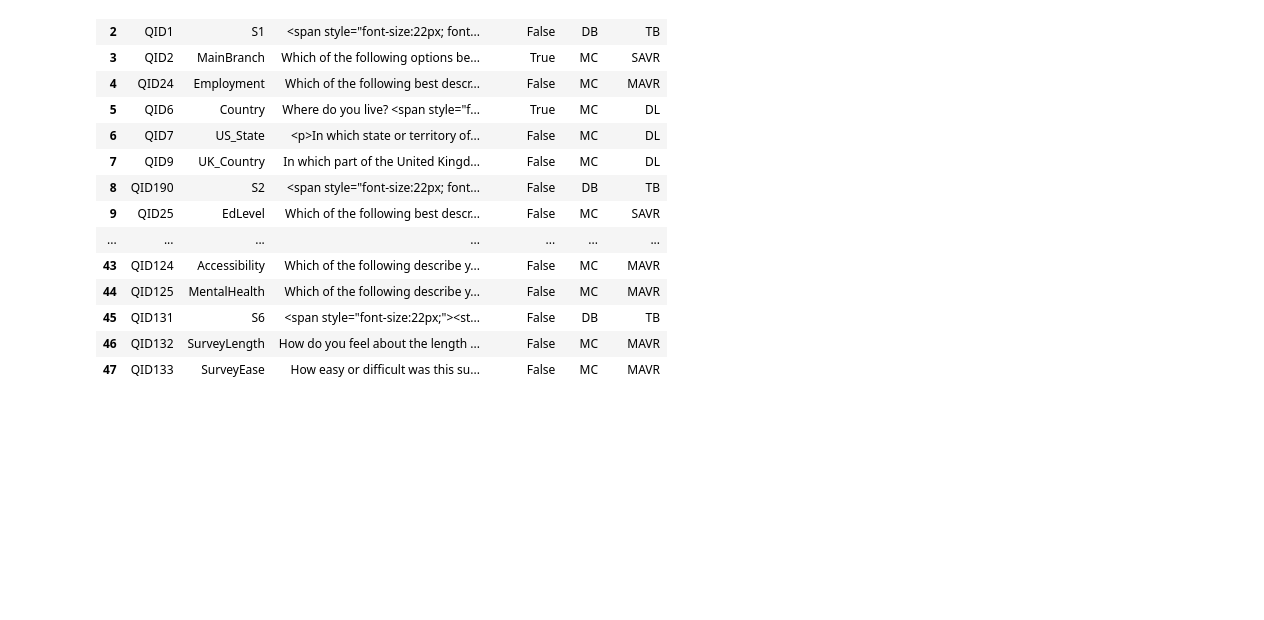
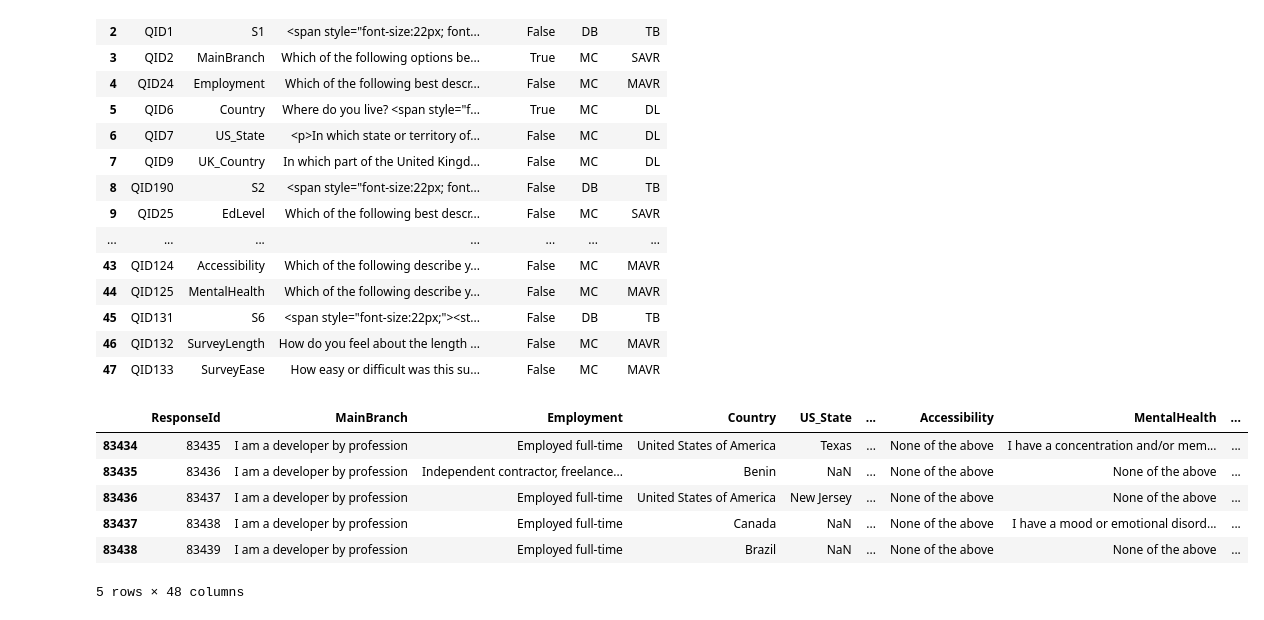
Before and after one commit to Ujwal-B/data_science_practice, a Jupyter notebook: pandas-demo.ipynb, the cells around one changed output. Saved outputs shown, nothing was run; the diff lists cells and outputs as text; code cells hidden in the pictures; blank space fills up the shorter version.

```diff
--- a/pandas-demo.ipynb
+++ b/pandas-demo.ipynb
@@ -82,3 +82,13 @@ schema_df
 | 45 | QID131 | S6 | <span style="font-size:22px;"><st... | False | DB | TB |
 | 46 | QID132 | SurveyLength | How do you feel about the length ... | False | MC | MAVR |
 | 47 | QID133 | SurveyEase | How easy or difficult was this su... | False | MC | MAVR |
+# %%
+df.tail()
+# %% [output]
+|  | ResponseId | MainBranch | Employment | Country | US_State | ... | Accessibility | MentalHealth | ... |
+| 83434 | 83435 | I am a developer by profession | Employed full-time | United States of America | Texas | ... | None of the above | I have a concentration and/or mem... | ... |
+| 83435 | 83436 | I am a developer by profession | Independent contractor, freelance... | Benin | NaN | ... | None of the above | None of the above | ... |
+| 83436 | 83437 | I am a developer by profession | Employed full-time | United States of America | New Jersey | ... | None of the above | None of the above | ... |
+| 83437 | 83438 | I am a developer by profession | Employed full-time | Canada | NaN | ... | None of the above | I have a mood or emotional disord... | ... |
+| 83438 | 83439 | I am a developer by profession | Employed full-time | Brazil | NaN | ... | None of the above | None of the above | ... |
+5 rows × 48 columns
```
Also changed, not shown: parts of 3 cells of this notebook.
